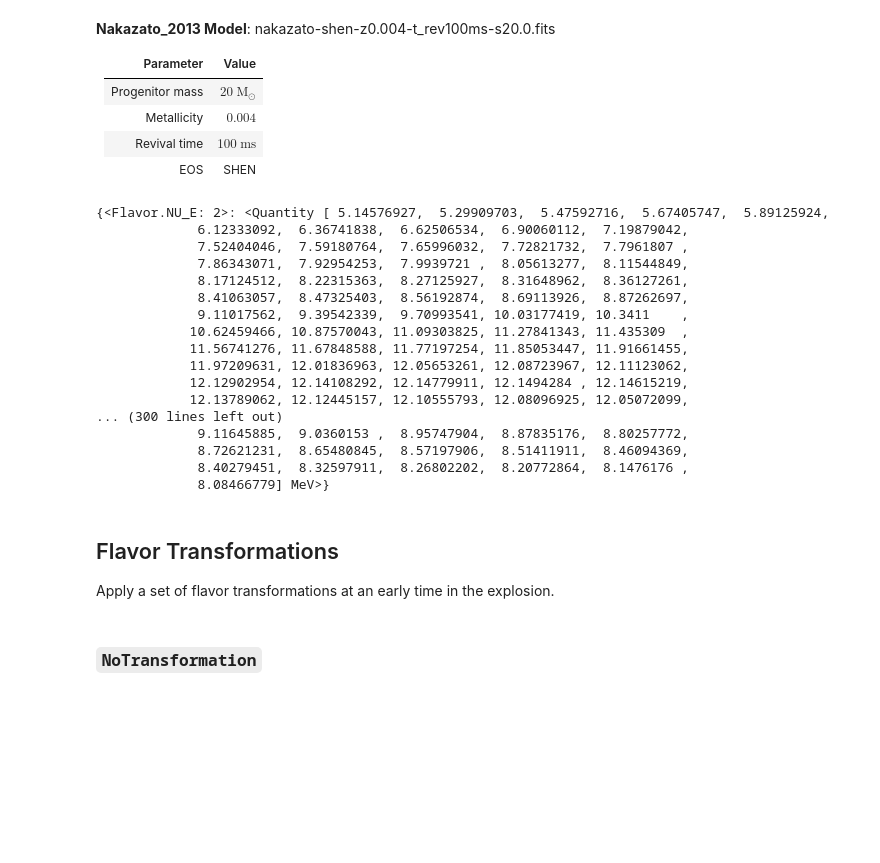
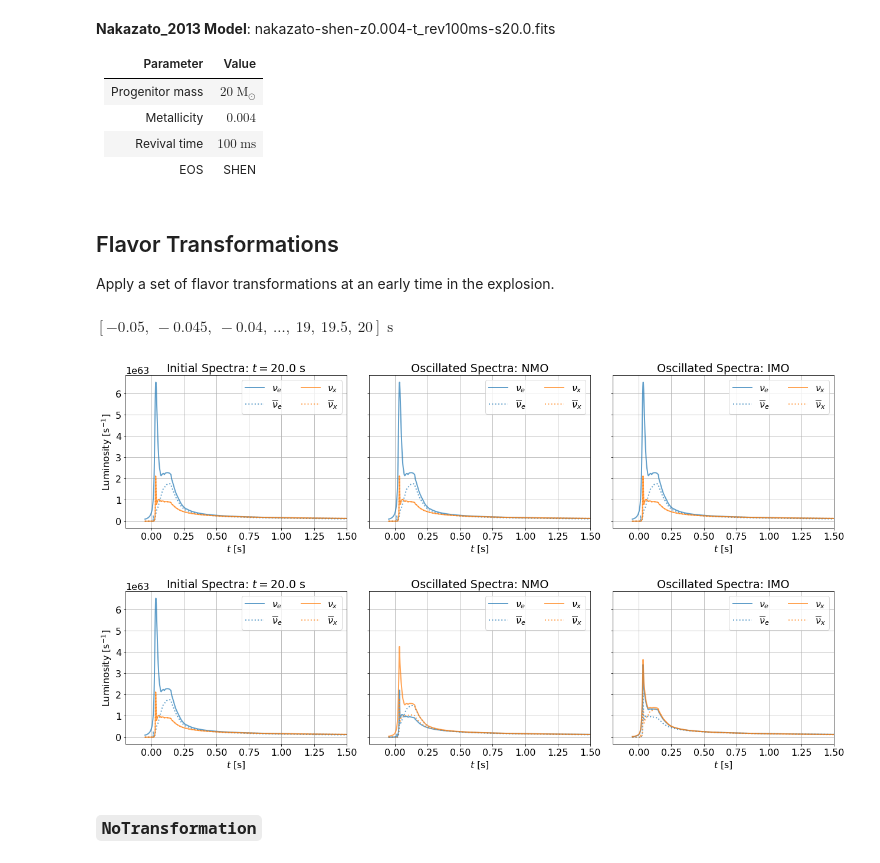
Before and after one commit to SNEWS2/snewpy, a Jupyter notebook: doc/nb/Flavor_XForm.ipynb, the cells around one changed output. Drawn from its saved outputs; the diff is of its cells as text; code cells hidden in the pictures; blank space fills up the shorter version.

Commit message:
L(t) plots from nuberoi.

```diff
--- a/doc/nb/Flavor_XForm.ipynb
+++ b/doc/nb/Flavor_XForm.ipynb
@@ -34,27 +34,11 @@ model
 |Metallicity | $0.004$|
 |Revival time | $100$ $\mathrm{ms}$|
 |EOS | SHEN|
-# %%
-model.meanE
-# %% [output]
-{<Flavor.NU_E: 2>: <Quantity [ 5.14576927,  5.29909703,  5.47592716,  5.67405747,  5.89125924,
-             6.12333092,  6.36741838,  6.62506534,  6.90060112,  7.19879042,
-             7.52404046,  7.59180764,  7.65996032,  7.72821732,  7.7961807 ,
-             7.86343071,  7.92954253,  7.9939721 ,  8.05613277,  8.11544849,
-             8.17124512,  8.22315363,  8.27125927,  8.31648962,  8.36127261,
-             8.41063057,  8.47325403,  8.56192874,  8.69113926,  8.87262697,
-             9.11017562,  9.39542339,  9.70993541, 10.03177419, 10.3411    ,
-            10.62459466, 10.87570043, 11.09303825, 11.27841343, 11.435309  ,
-            11.56741276, 11.67848588, 11.77197254, 11.85053447, 11.91661455,
-            11.97209631, 12.01836963, 12.05653261, 12.08723967, 12.11123062,
-            12.12902954, 12.14108292, 12.14779911, 12.1494284 , 12.14615219,
-            12.13789062, 12.12445157, 12.10555793, 12.08096925, 12.05072099,
-... (300 lines left out)
-             9.11645885,  9.0360153 ,  8.95747904,  8.87835176,  8.80257772,
-             8.72621231,  8.65480845,  8.57197906,  8.51411911,  8.46094369,
-             8.40279451,  8.32597911,  8.26802202,  8.20772864,  8.1476176 ,
-             8.08466779] MeV>}
 # %% [markdown]
 ## Flavor Transformations
 
 Apply a set of flavor transformations at an early time in the explosion.
+# %%
+model.get_time()
+# %% [output]
+$[-0.05,~-0.045,~-0.04,~\dots,~19,~19.5,~20] \; \mathrm{s}$
@@ -61,3 +119,11 @@ Apply a set of flavor transformations at an early time in the explosion.
+# %%
+fig = plot_lum(model, NoTransformation)
+# %% [output]
+[figure, added]
+# %%
+fig = plot_lum(model, AdiabaticMSW, check_imo=True)
+# %% [output]
+[figure, added]
 # %%
 def plot_spec(model, flav_xform, t=50*u.ms, E=np.linspace(0,100,201)*u.MeV, check_imo=False):
     """Plot initial and oscillated neutrino spectra.
```
Also changed, not shown: parts of 6 cells of this notebook.
